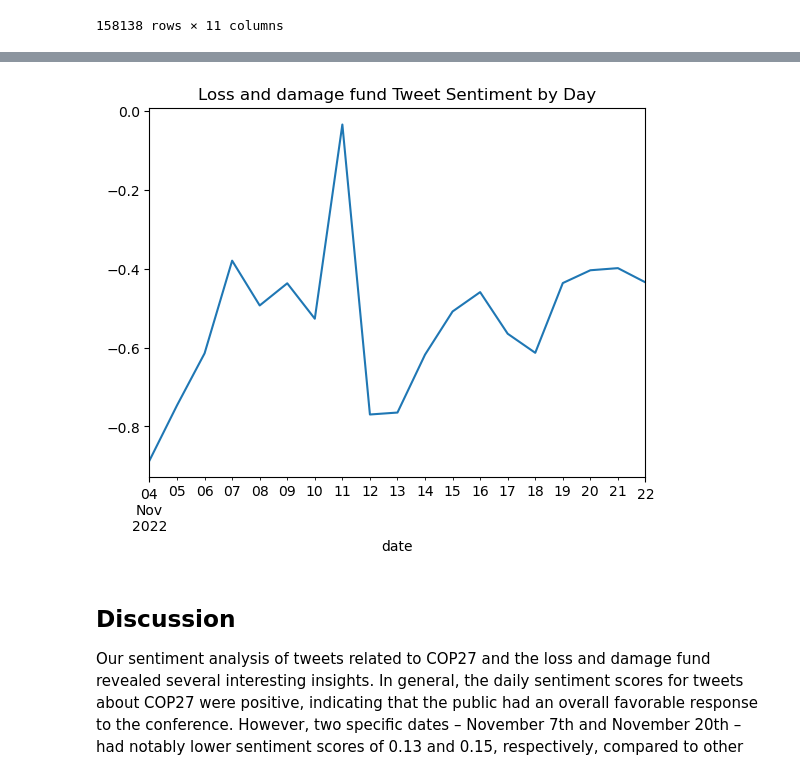
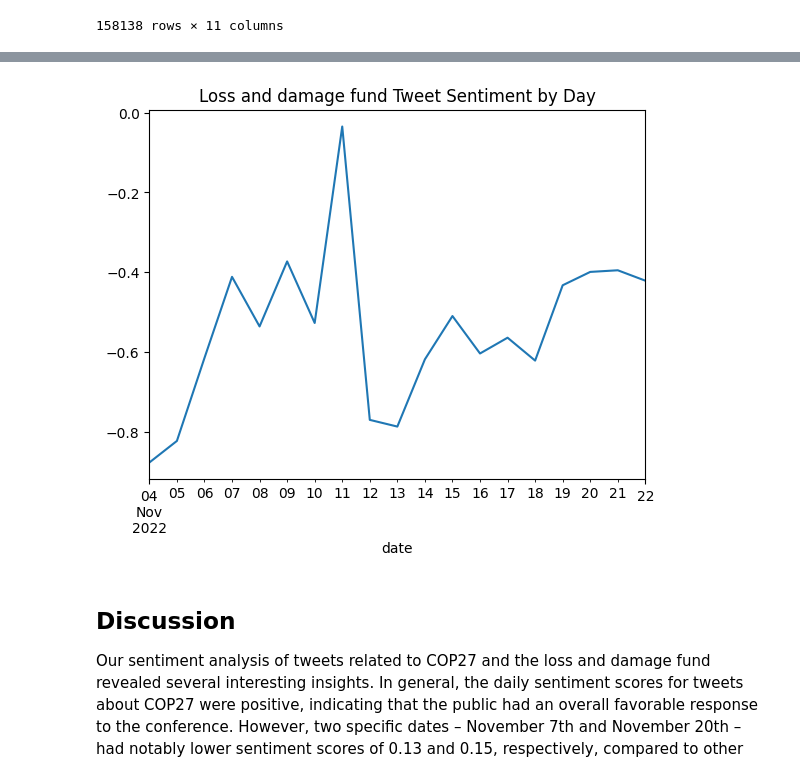
Before and after one commit to 42166710/Final_python_project, a Jupyter notebook: Final_project_Kunkun.ipynb, the cells around one changed output, grey strips where cells are left out. Drawn from its saved outputs; the diff is of its cells as text; code cells hidden in the pictures.

```diff
--- a/Final_project_Kunkun.ipynb
+++ b/Final_project_Kunkun.ipynb
@@ -293,0 +201,5 @@ See the caveats in the documentation: https://pandas.pydata.org/pandas-docs/stab
+# %%
+keywords = "loss and damage fund|Loss and damage fund|Loss and Damage Fund|Loss And Damage Fund|LOSS AND DAMAGE FUND"
+tweets_df_0 = tweets_df[tweets_df['text'].str.contains(keywords)]
+tweets_df_0
+#reference code: https://stackoverflow.com/questions/11350770/filter-pandas-dataframe-by-substring-criteria
@@ -339,8 +265,8 @@ tweets_df_1.head(2)
 # %%
-tweets_df_1.resample('D')['sentiment_score'].mean().plot(
+tweets_df_0.resample('D')['sentiment_score'].mean().plot(
     title="Loss and damage fund Tweet Sentiment by Day");
 # %% [output]
-[figure, old version]
+[figure, new version]
 # %% [markdown]
 ## Discussion
 
```
Also changed, not shown: parts of 25 cells of this notebook.
